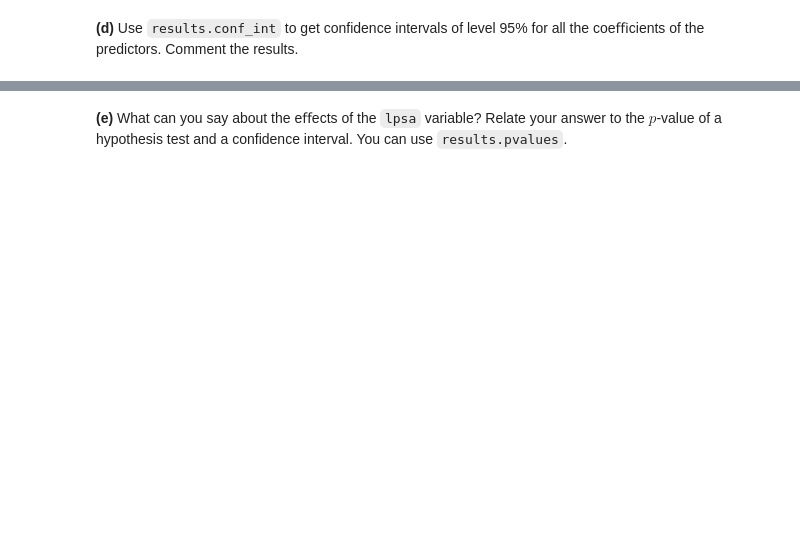
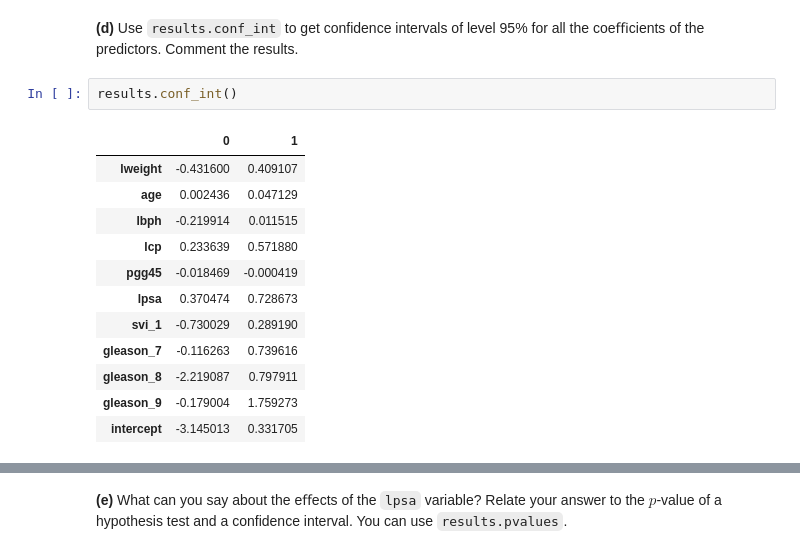
Before and after one commit to ISLA-Grenoble/2026-main, a Jupyter notebook: TP/TP1/TP1.ipynb, the cells around one changed output, grey strips where cells are left out. Saved outputs shown, nothing was run; the diff lists cells and outputs as text; blank space fills up the shorter version.

```diff
--- a/TP/TP1/TP1.ipynb
+++ b/TP/TP1/TP1.ipynb
@@ -339,2 +434,17 @@ Use command `results.sumary()` to get the statistical summary of the estimated c
 # %% [markdown]
 **(d)** Use `results.conf_int` to get confidence intervals of level 95% for all the coeﬃcients of the predictors. Comment the results.
+# %%
+results.conf_int()
+# %% [output]
+|  | 0 | 1 |
+| lweight | -0.431600 | 0.409107 |
+| age | 0.002436 | 0.047129 |
+| lbph | -0.219914 | 0.011515 |
+| lcp | 0.233639 | 0.571880 |
+| pgg45 | -0.018469 | -0.000419 |
+| lpsa | 0.370474 | 0.728673 |
+| svi_1 | -0.730029 | 0.289190 |
+| gleason_7 | -0.116263 | 0.739616 |
+| gleason_8 | -2.219087 | 0.797911 |
+| gleason_9 | -0.179004 | 1.759273 |
+| intercept | -3.145013 | 0.331705 |
```
Also changed, not shown: parts of 9 cells of this notebook, 1 other file.
